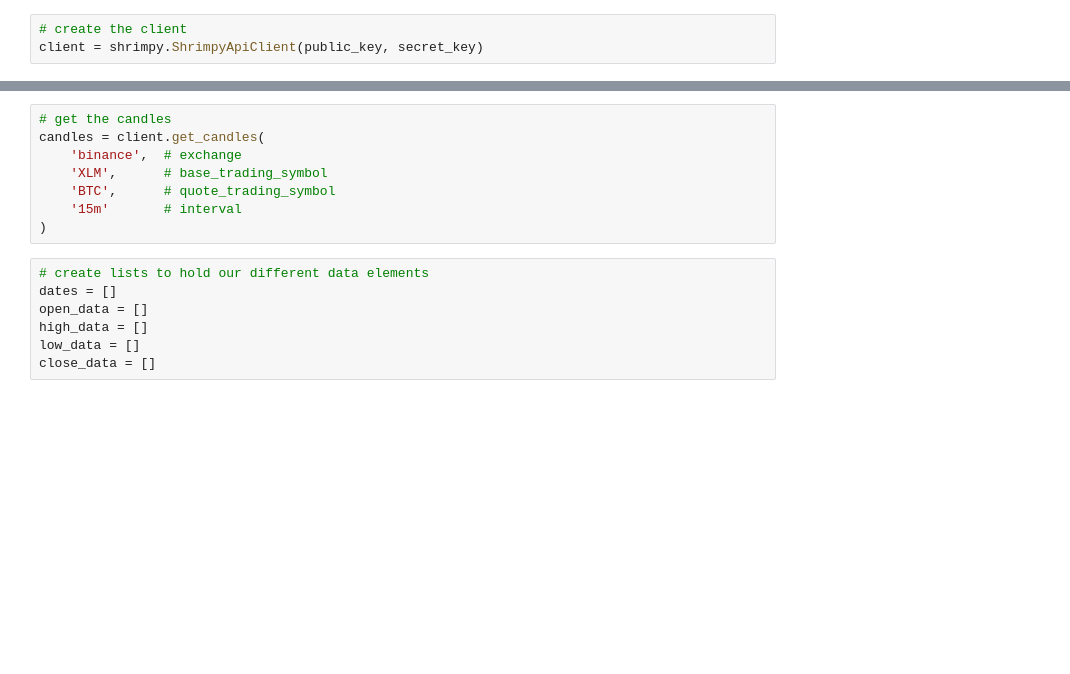
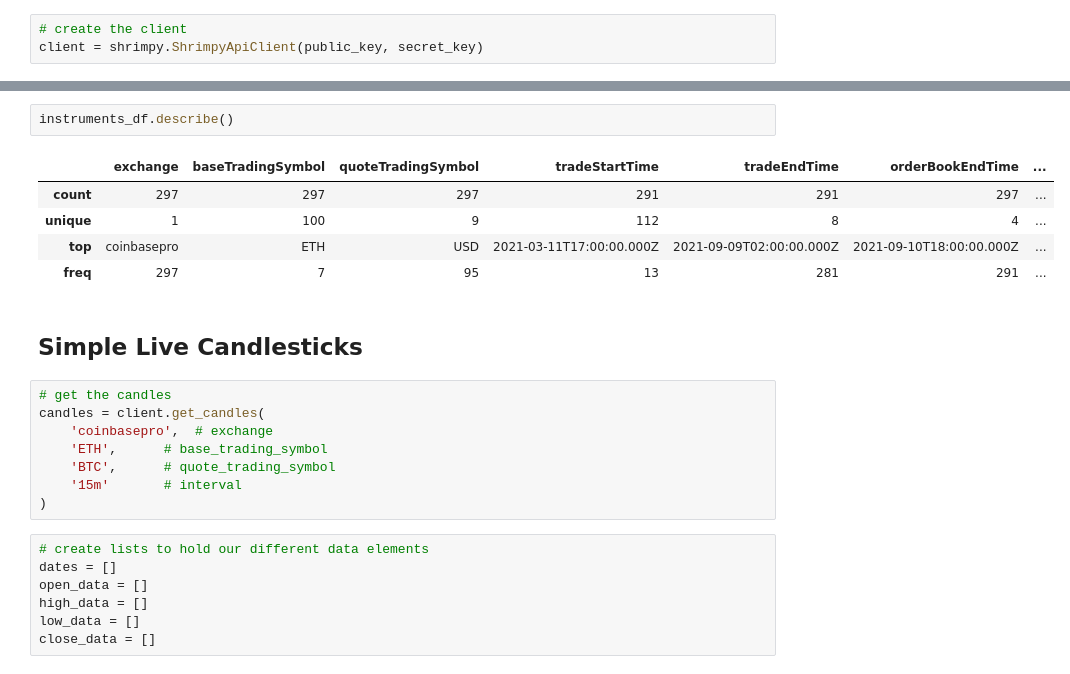
Before and after one commit to dplem/Cryptocurrency-Market-Forecasting, a Jupyter notebook: Notebooks/Cryptocurrency_Price_Chart.ipynb, the cells around one changed output, grey strips where cells are left out. Drawn from its saved outputs; the diff is of its cells as text; blank space fills up the shorter version.

```diff
--- a/Notebooks/Cryptocurrency_Price_Chart.ipynb
+++ b/Notebooks/Cryptocurrency_Price_Chart.ipynb
@@ -16,8 +64,18 @@ client = shrimpy.ShrimpyApiClient(public_key, secret_key)
+# %%
+instruments_df.describe()
+# %% [output]
+|  | exchange | baseTradingSymbol | quoteTradingSymbol | tradeStartTime | tradeEndTime | orderBookEndTime | ... |
+| count | 297 | 297 | 297 | 291 | 291 | 297 | ... |
+| unique | 1 | 100 | 9 | 112 | 8 | 4 | ... |
+| top | coinbasepro | ETH | USD | 2021-03-11T17:00:00.000Z | 2021-09-09T02:00:00.000Z | 2021-09-10T18:00:00.000Z | ... |
+| freq | 297 | 7 | 95 | 13 | 281 | 291 | ... |
+# %% [markdown]
+## Simple Live Candlesticks
 # %%
 # get the candles
 candles = client.get_candles(
-    'binance',  # exchange
-    'XLM',      # base_trading_symbol
+    'coinbasepro',  # exchange
+    'ETH',      # base_trading_symbol
     'BTC',      # quote_trading_symbol
     '15m'       # interval
 )
```
Also changed, not shown: parts of 12 cells of this notebook.
